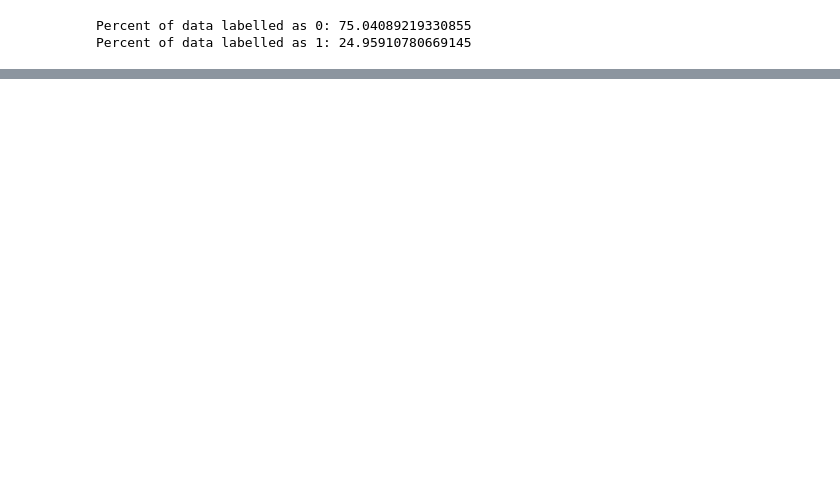
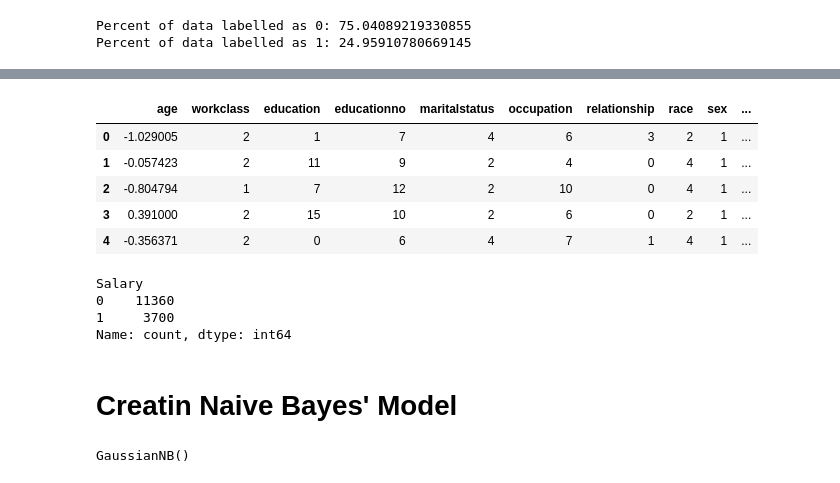
Before and after one commit to aryanra419/Python-class-notes, a Jupyter notebook: Naive_Byes.ipynb, the cells around one changed output, grey strips where cells are left out. Drawn from its saved outputs; the diff is of its cells as text; code cells hidden in the pictures; blank space fills up the shorter version.

```diff
--- a/Naive_Byes.ipynb
+++ b/Naive_Byes.ipynb
@@ -291,0 +353,3 @@ Percent of data labelled as 1: 24.95910780669145
+# %%
+## Dropping the fivecolumns having least feature importance
+df_train.drop(['workclass','education','capitalloss','sex','race'],axis=1,inplace=True)
@@ -291,0 +398,13 @@ Percent of data labelled as 1: 24.95910780669145
+# %%
+from sklearn.preprocessing import StandardScaler
+
+scaler=StandardScaler()
+
+# Fitting on train data
+scaler.fit(df_train[['age','capitalgain','hoursperweek']])
+
+# Transforming train data
+df_train[['age','capitalgain','hoursperweek']]= scaler.transform(df_train[['age','capitalgain','hoursperweek']])
+
+# Transforming test data
+df_test[['age','capitalgain','hoursperweek']]= scaler.transform(df_test[['age','capitalgain','hoursperweek']])
@@ -291,0 +422,21 @@ Percent of data labelled as 1: 24.95910780669145
+# %%
+## Checking test dataset after standardization
+
+df_test.head()
+# %% [output]
+|  | age | workclass | education | educationno | maritalstatus | occupation | relationship | race | sex | ... |
+| 0 | -1.029005 | 2 | 1 | 7 | 4 | 6 | 3 | 2 | 1 | ... |
+| 1 | -0.057423 | 2 | 11 | 9 | 2 | 4 | 0 | 4 | 1 | ... |
+| 2 | -0.804794 | 1 | 7 | 12 | 2 | 10 | 0 | 4 | 1 | ... |
+| 3 | 0.391000 | 2 | 15 | 10 | 2 | 6 | 0 | 2 | 1 | ... |
+| 4 | -0.356371 | 2 | 0 | 6 | 4 | 7 | 1 | 4 | 1 | ... |
+# %%
+## Checking output variable of train data
+df_train['Salary'].value_counts()
+# %% [output]
+Salary
+0    11360
+1     3700
+Name: count, dtype: int64
+# %% [markdown]
+# Creatin Naive Bayes' Model
@@ -291,0 +453,6 @@ Percent of data labelled as 1: 24.95910780669145
+# %%
+from sklearn.naive_bayes import GaussianNB
+nb = GaussianNB()
+nb.fit(X_train, Y_train)
+# %% [output]
+GaussianNB()
```
Also changed, not shown: parts of 30 cells of this notebook.
